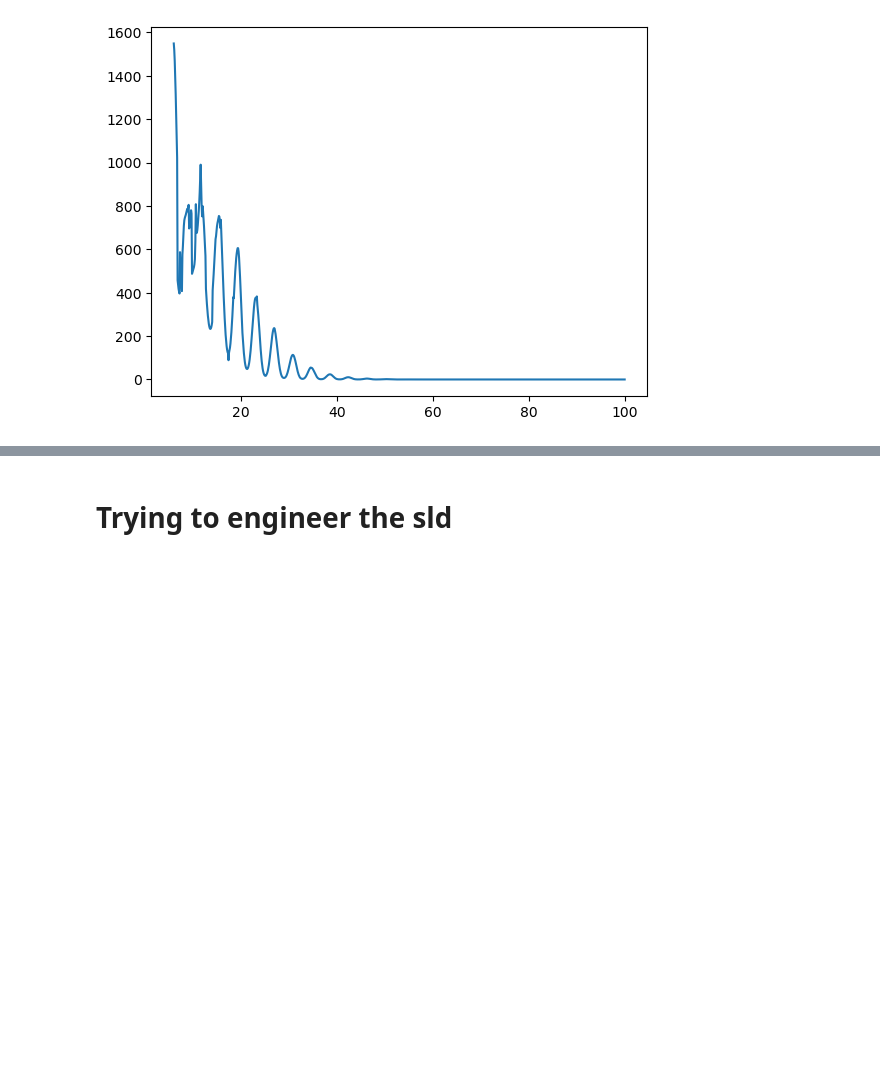
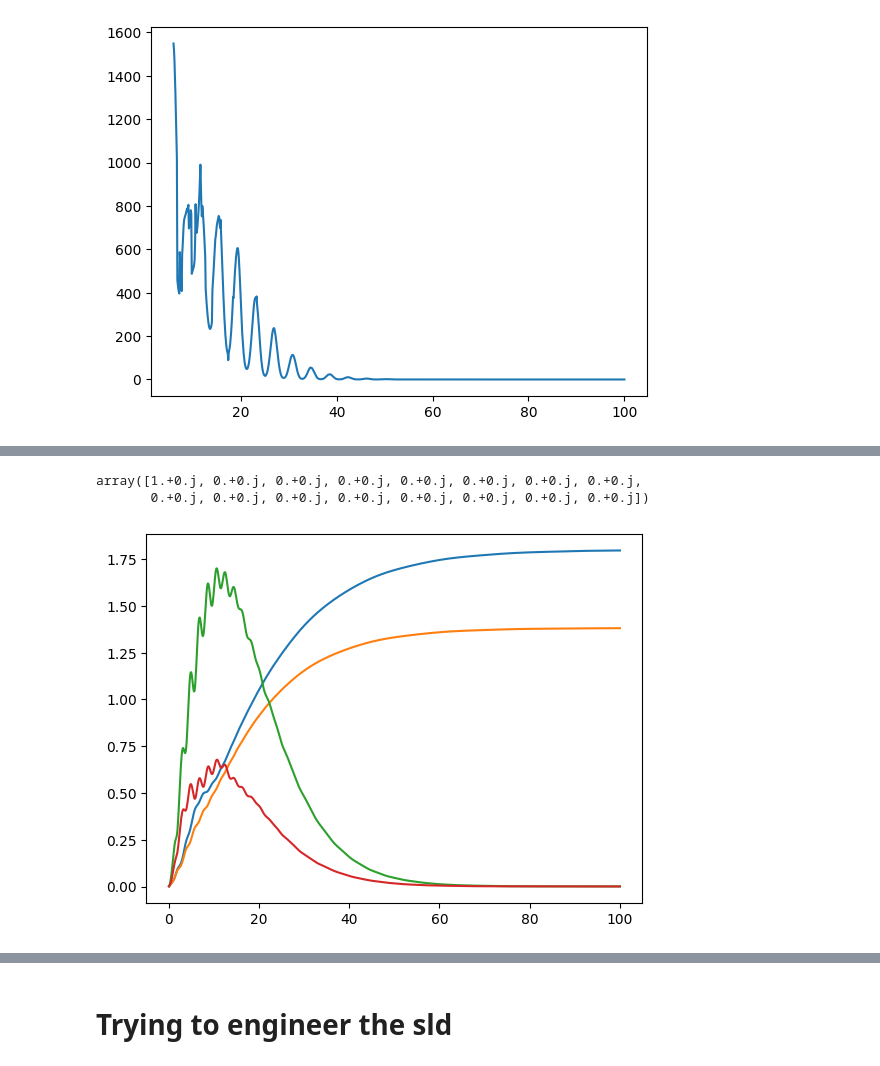
Before and after one commit to Rumoa/qll_qdots, a Jupyter notebook: model_writing.ipynb, the cells around one changed output, grey strips where cells are left out. Cells and saved outputs as stored; diff of their text form; code cells hidden in the pictures; blank space fills up the shorter version.

Commit message:
we check now local separable measurements

```diff
--- a/model_writing.ipynb
+++ b/model_writing.ipynb
@@ -1208,0 +1234,35 @@ Array([[[ 0.39433756+0.j        ,  0.14433756+0.14433756j],
+# %%
+joint_povm_local_measurements_povm1 = jnp.array(
+    [jnp.kron(i[0], i[1]) for i in product(povm1, povm1)]
+)
+# %%
+vec(qt.tensor([qt.ket2dm(qt.basis(2, 0 ))]*2).full())
+# %% [output]
+array([1.+0.j, 0.+0.j, 0.+0.j, 0.+0.j, 0.+0.j, 0.+0.j, 0.+0.j, 0.+0.j,
+       0.+0.j, 0.+0.j, 0.+0.j, 0.+0.j, 0.+0.j, 0.+0.j, 0.+0.j, 0.+0.j])
+# %%
+m = two_qdots_separable_maps(POVM_array=
+                             joint_povm_local_measurements_povm1)
+
+initial_state = rho_omega_super
+# initial_state = vec(qt.tensor([qt.ket2dm(qt.basis(2, 0 ))]*2).full())
+
+times = jnp.linspace(0, 100, 1000)
+
+evolved_lkl = jax.vmap(
+    lambda t: m.likelihood_particle(true_pars, t, initial_state)
+)(times)
+
+
+# plt.plot(times, evolved_lkl[:, 0])
+
+evolution_fim = jax.vmap(lambda t: m.fim(true_pars, t, initial_state))(times)
+
+evolution_qfim = jax.vmap(lambda t: m.qfim(true_pars, t, initial_state))(times)
+
+for i in range(4):
+    plt.plot(times, evolution_fim[:, i, i])
+
+plt.show()
+# %% [output]
+[figure, added]
```
Also changed, not shown: parts of 11 cells of this notebook.
